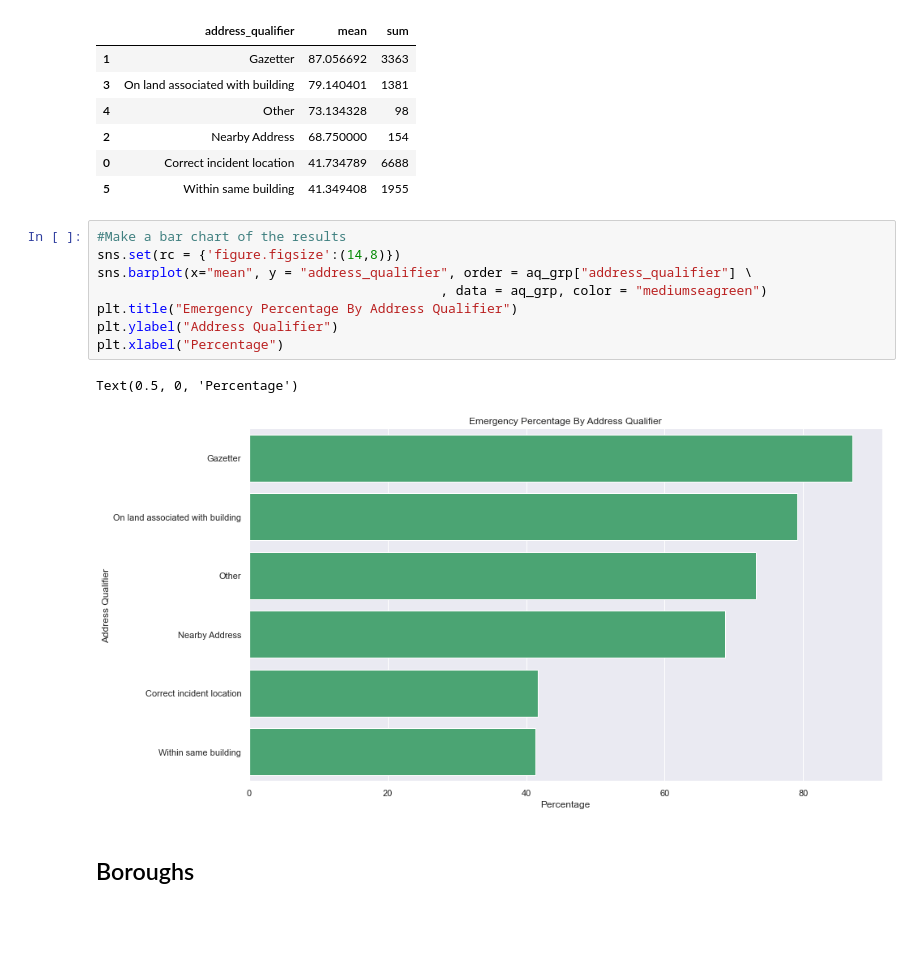
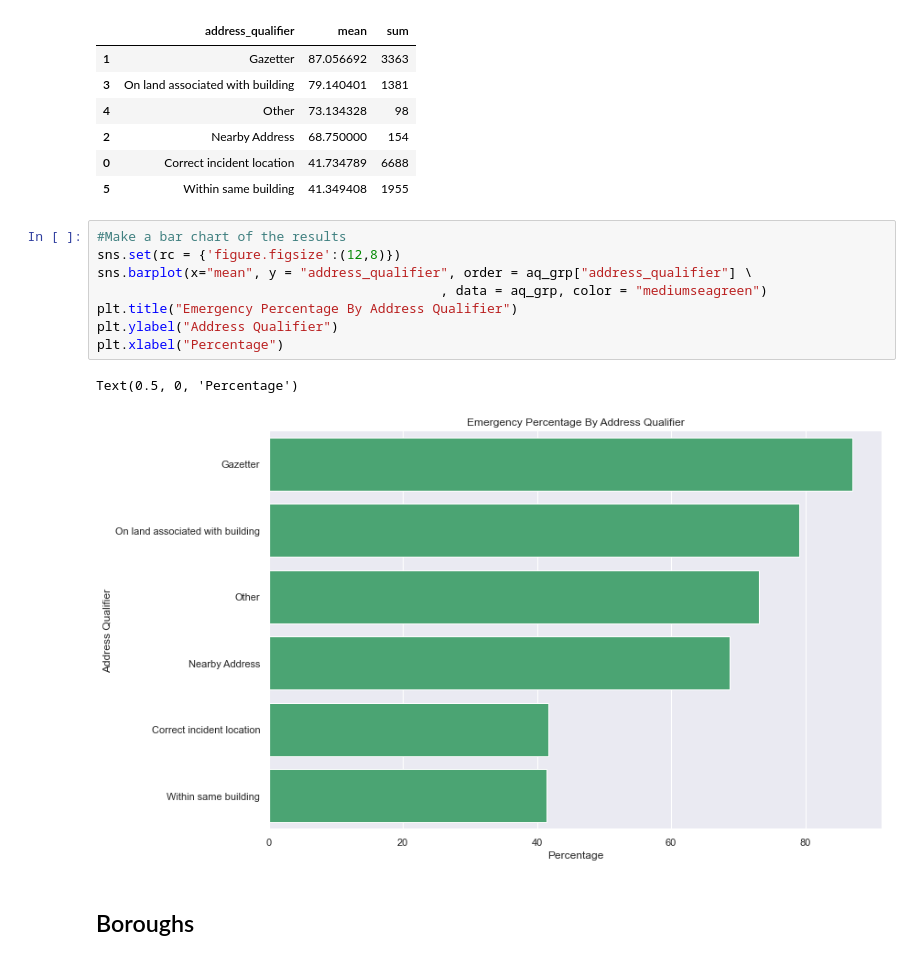
Before and after one commit to AustinYunker/London-Fire-Brigade, a Jupyter notebook: Data Visualizations.ipynb, the cells around one changed output. Drawn from its saved outputs; the diff is of its cells as text; blank space fills up the shorter version.

Commit message:
Finished making visualizations

```diff
--- a/Data Visualizations.ipynb
+++ b/Data Visualizations.ipynb
@@ -394,15 +381,15 @@ aq_grp
 | 5 | Within same building | 41.349408 | 1955 |
 # %%
 #Make a bar chart of the results
-sns.set(rc = {'figure.figsize':(14,8)})
+sns.set(rc = {'figure.figsize':(12,8)})
 sns.barplot(x="mean", y = "address_qualifier", order = aq_grp["address_qualifier"] \
                                             , data = aq_grp, color = "mediumseagreen")
 plt.title("Emergency Percentage By Address Qualifier")
 plt.ylabel("Address Qualifier")
 plt.xlabel("Percentage")
 # %% [output]
 Text(0.5, 0, 'Percentage')
-[figure, old version]
+[figure, new version]
 # %% [markdown]
 ## Boroughs
 # %% [markdown]
```
Also changed, not shown: parts of 35 cells of this notebook.
